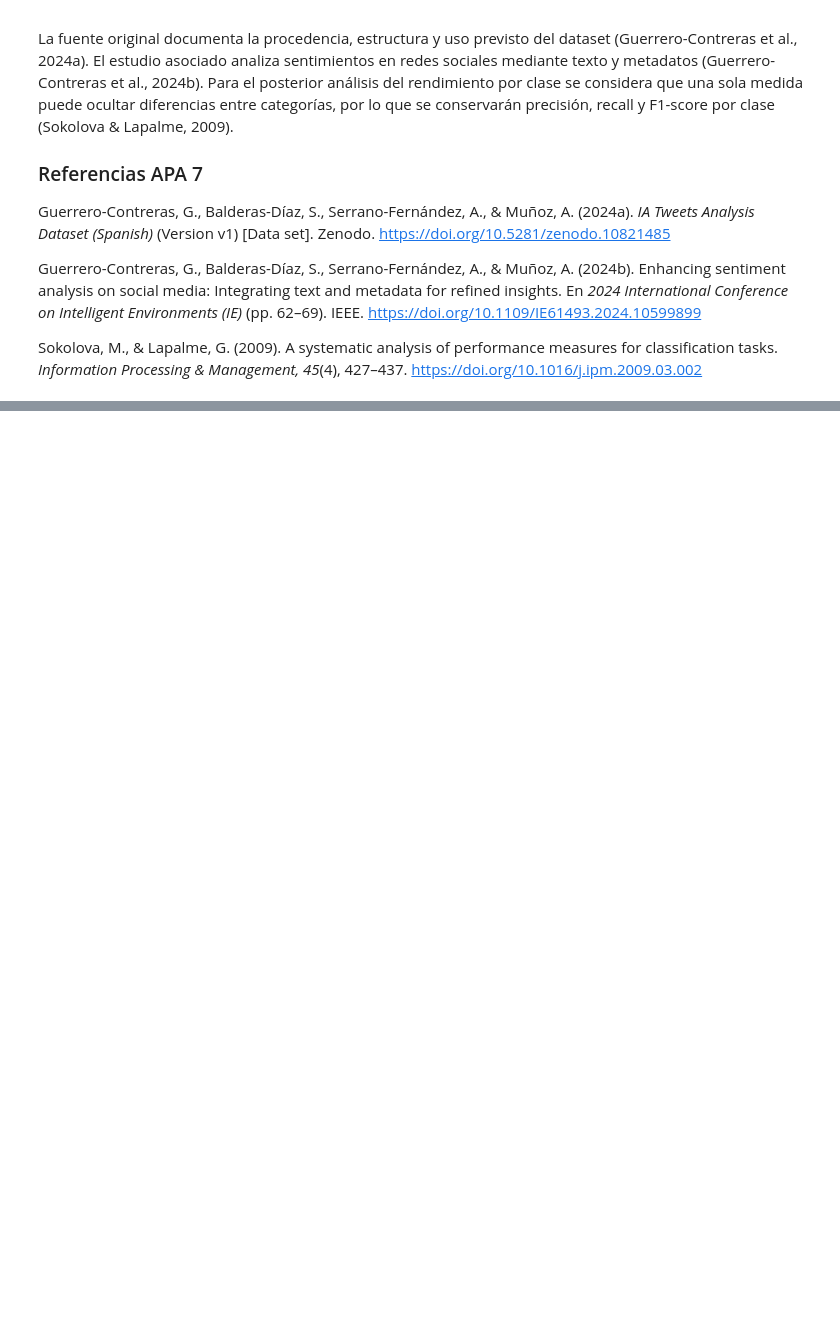
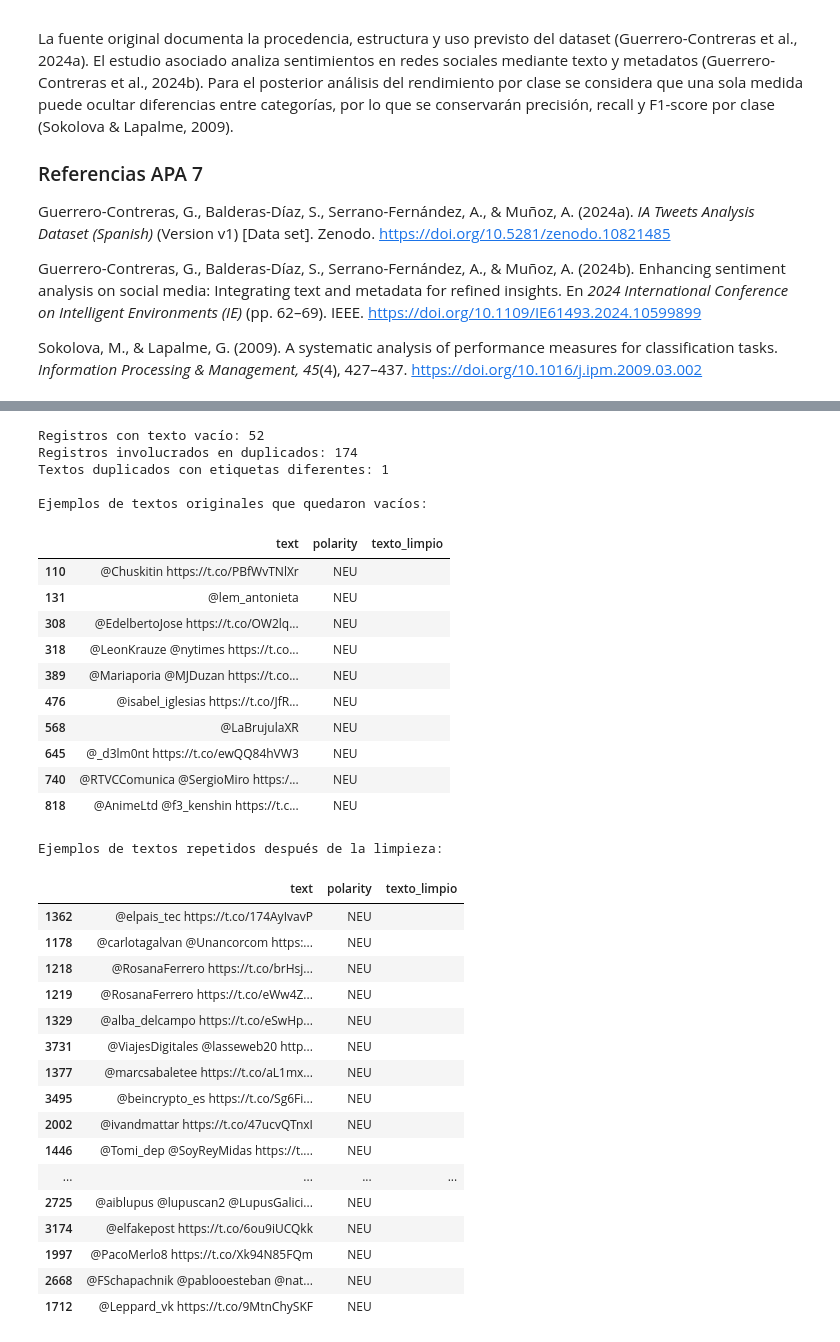
Before and after one commit to cahecaz/TrabajoFinal_analisisdesentimientos, a Jupyter notebook: Analisis_Inicial_IA_Tweets.ipynb, the cells around one changed output, grey strips where cells are left out. Cells and saved outputs as stored; diff of their text form; code cells hidden in the pictures; blank space fills up the shorter version.

Commit message:
Completa limpieza y validación de textos Creado con Colab

```diff
--- a/Analisis_Inicial_IA_Tweets.ipynb
+++ b/Analisis_Inicial_IA_Tweets.ipynb
@@ -130,0 +343,74 @@ Sokolova, M., & Lapalme, G. (2009). A systematic analysis of performance measure
+# %%
+# 13. Examinar textos vacíos y duplicados después de la limpieza
+
+textos_vacios = datos[
+    datos['texto_limpio'].eq('')
+][['text', 'polarity', 'texto_limpio']]
+
+textos_duplicados = datos[
+    datos['texto_limpio'].duplicated(keep=False)
+][['text', 'polarity', 'texto_limpio']].sort_values(
+    by='texto_limpio'
+)
+
+# Identificar textos iguales con diferentes etiquetas
+cantidad_etiquetas = textos_duplicados.groupby(
+    'texto_limpio'
+)['polarity'].nunique()
+
+textos_con_conflicto = cantidad_etiquetas[
+    cantidad_etiquetas > 1
+]
+
+print('Registros con texto vacío:', len(textos_vacios))
+
+print(
+    'Registros involucrados en duplicados:',
+    len(textos_duplicados)
+)
+
+print(
+    'Textos duplicados con etiquetas diferentes:',
+    len(textos_con_conflicto)
+)
+
+print('\nEjemplos de textos originales que quedaron vacíos:')
+display(textos_vacios.head(10))
+
+print('\nEjemplos de textos repetidos después de la limpieza:')
+display(textos_duplicados.head(20))
+# %% [output]
+Registros con texto vacío: 52
+Registros involucrados en duplicados: 174
+Textos duplicados con etiquetas diferentes: 1
+
+Ejemplos de textos originales que quedaron vacíos:
+|  | text | polarity | texto_limpio |
+| 110 | @Chuskitin https://t.co/PBfWvTNlXr | NEU |  |
+| 131 | @lem_antonieta | NEU |  |
+| 308 | @EdelbertoJose https://t.co/OW2lq... | NEU |  |
+| 318 | @LeonKrauze @nytimes https://t.co... | NEU |  |
+| 389 | @Mariaporia @MJDuzan https://t.co... | NEU |  |
+| 476 | @isabel_iglesias https://t.co/JfR... | NEU |  |
+| 568 | @LaBrujulaXR | NEU |  |
+| 645 | @_d3lm0nt https://t.co/ewQQ84hVW3 | NEU |  |
+| 740 | @RTVCComunica @SergioMiro https:/... | NEU |  |
+| 818 | @AnimeLtd @f3_kenshin https://t.c... | NEU |  |
+Ejemplos de textos repetidos después de la limpieza:
+|  | text | polarity | texto_limpio |
+| 1362 | @elpais_tec https://t.co/174AyIvavP | NEU |  |
+| 1178 | @carlotagalvan @Unancorcom https:... | NEU |  |
+| 1218 | @RosanaFerrero https://t.co/brHsj... | NEU |  |
+| 1219 | @RosanaFerrero https://t.co/eWw4Z... | NEU |  |
+| 1329 | @alba_delcampo https://t.co/eSwHp... | NEU |  |
+| 3731 | @ViajesDigitales @lasseweb20 http... | NEU |  |
+| 1377 | @marcsabaletee https://t.co/aL1mx... | NEU |  |
+| 3495 | @beincrypto_es https://t.co/Sg6Fi... | NEU |  |
+| 2002 | @ivandmattar https://t.co/47ucvQTnxI | NEU |  |
+| 1446 | @Tomi_dep @SoyReyMidas https://t.... | NEU |  |
+| ... | ... | ... | ... |
+| 2725 | @aiblupus @lupuscan2 @LupusGalici... | NEU |  |
+| 3174 | @elfakepost https://t.co/6ou9iUCQkk | NEU |  |
+| 1997 | @PacoMerlo8 https://t.co/Xk94N85FQm | NEU |  |
+| 2668 | @FSchapachnik @pablooesteban @nat... | NEU |  |
+| 1712 | @Leppard_vk https://t.co/9MtnChySKF | NEU |  |
```
Also changed, not shown: parts of 8 cells of this notebook.
